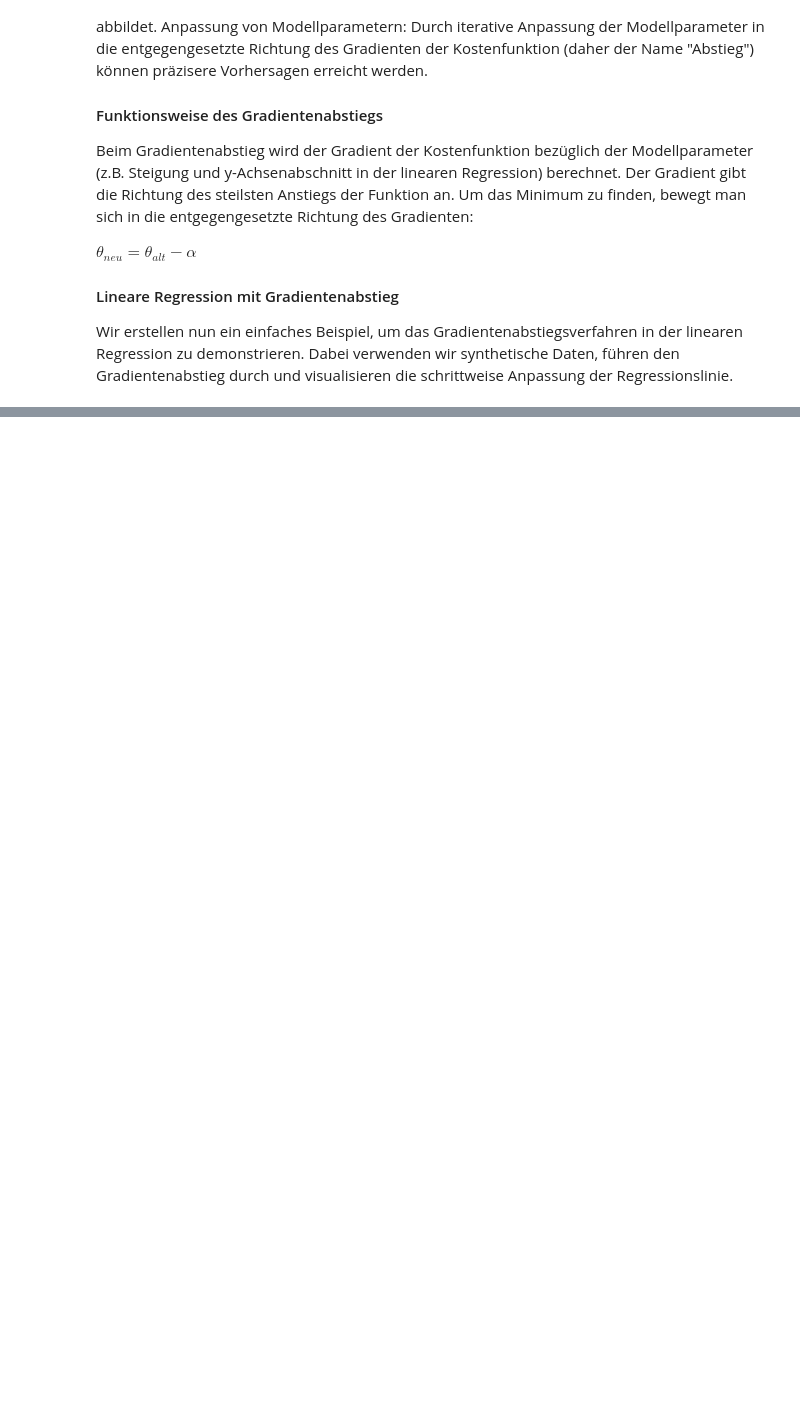
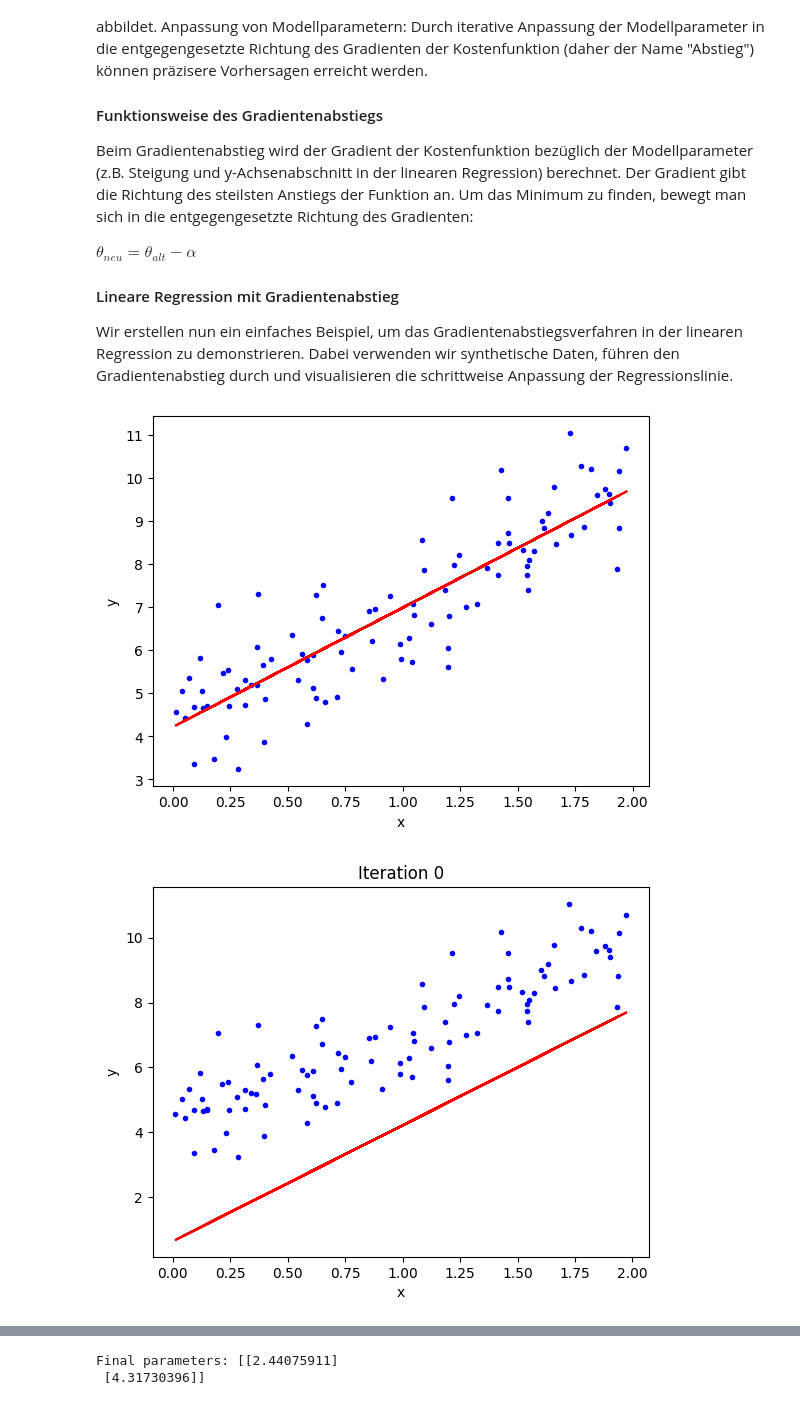
Before and after one commit to DataWithDino/Machine-Learning-Uni, a Jupyter notebook: Mathematische Zusammenfassung/3_LineareRegression.ipynb, the cells around one changed output, grey strips where cells are left out. Saved outputs shown, nothing was run; the diff lists cells and outputs as text; code cells hidden in the pictures; blank space fills up the shorter version.

```diff
--- a/Mathematische Zusammenfassung/3_LineareRegression.ipynb
+++ b/Mathematische Zusammenfassung/3_LineareRegression.ipynb
@@ -147,3 +147,52 @@ $θ_{neu} = θ_{alt} - α $
 
 #### Lineare Regression mit Gradientenabstieg
 Wir erstellen nun ein einfaches Beispiel, um das Gradientenabstiegsverfahren in der linearen Regression zu demonstrieren. Dabei verwenden wir synthetische Daten, führen den Gradientenabstieg durch und visualisieren die schrittweise Anpassung der Regressionslinie.
+# %%
+
+# Generate synthetic data
+np.random.seed(42)
+X = 2 * np.random.rand(100, 1)
+y = 4 + 3 * X + np.random.randn(100, 1)
+
+# Add x0 = 1 to each instance (for the intercept term)
+X_b = np.c_[np.ones((100, 1)), X]
+
+# Parameters
+learning_rate = 0.1
+n_iterations = 1000
+m = 100
+
+# Initialize theta (model parameters) randomly
+theta = np.random.randn(2, 1)
+
+# Gradient Descent
+for iteration in range(n_iterations):
+    gradients = 2/m * X_b.T.dot(X_b.dot(theta) - y)
+    theta = theta - learning_rate * gradients
+
+# Function to plot the data and the current regression line
+def plot_data_with_line(theta, iteration=None):
+    plt.plot(X, y, "b.")
+    plt.plot(X, X_b.dot(theta), "r-")
+    if iteration is not None:
+        plt.title(f"Iteration {iteration}")
+    plt.xlabel("x")
+    plt.ylabel("y")
+    plt.show()
+
+# Visualize the final result
+plot_data_with_line(theta)
+
+# Visualization of the regression line at different iterations
+theta = np.random.randn(2, 1)  # reinitialize theta
+
+# Plot every 100 iterations
+for iteration in range(0, n_iterations, 100):
+    gradients = 2/m * X_b.T.dot(X_b.dot(theta) - y)
+    theta = theta - learning_rate * gradients
+    plot_data_with_line(theta, iteration)
+
+print(f"Final parameters: {theta}")
+# %% [output]
+[figure, added]
+[figure, added]
@@ -149,0 +208,2 @@ Wir erstellen nun ein einfaches Beispiel, um das Gradientenabstiegsverfahren in
+Final parameters: [[2.44075911]
+ [4.31730396]]
```
Also changed, not shown: parts of 18 cells of this notebook, 1 other file.
